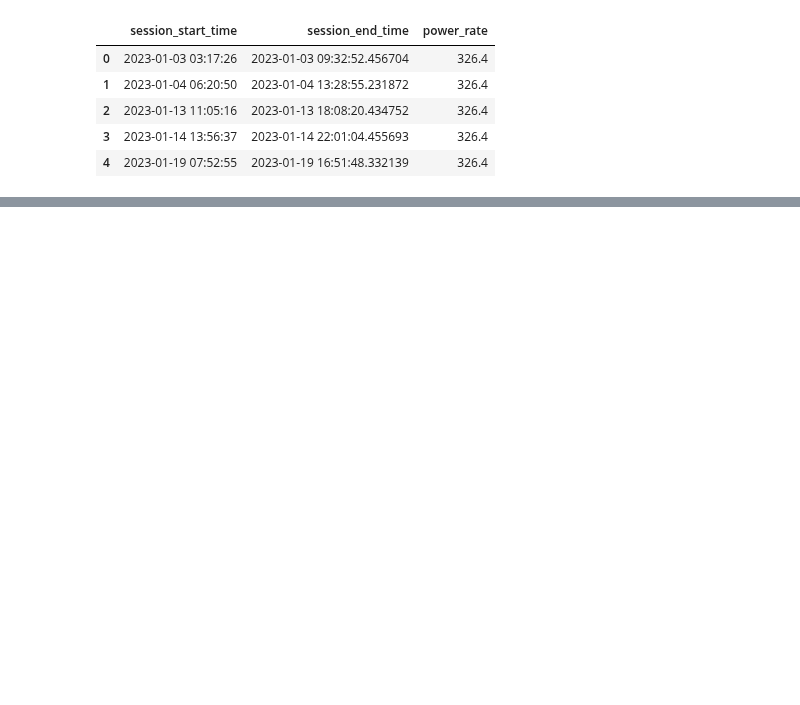
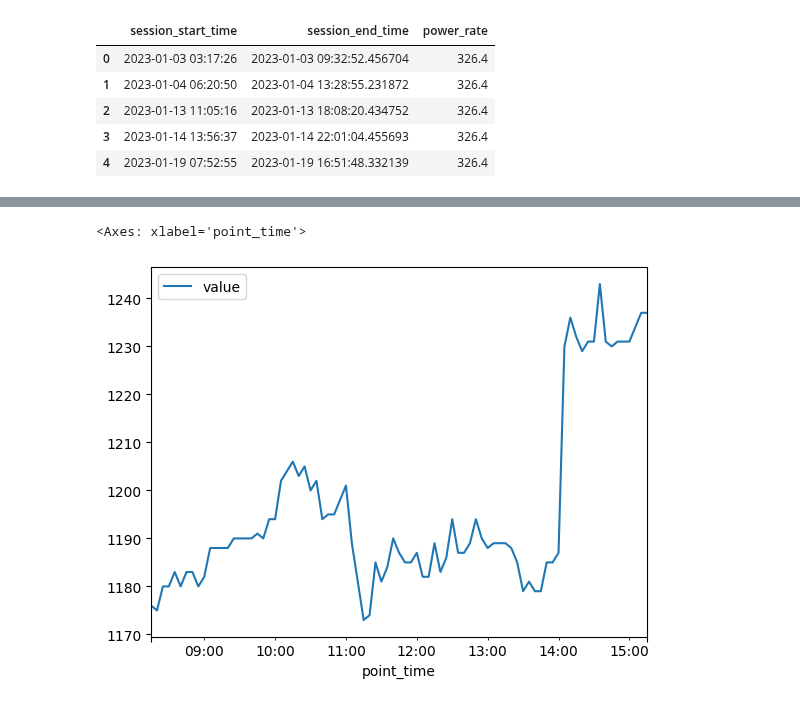
Before and after one commit to WattTime/watttime-python-client, a Jupyter notebook: evaluation/notebooks/bring_your_own_data.ipynb, the cells around one changed output, grey strips where cells are left out. Drawn from its saved outputs; the diff is of its cells as text; code cells hidden in the pictures; blank space fills up the shorter version.

```diff
--- a/evaluation/notebooks/bring_your_own_data.ipynb
+++ b/evaluation/notebooks/bring_your_own_data.ipynb
@@ -83,14 +85,15 @@ example_df
 # %%
 # Required fields are time_needed, total_intervals, power_rate, and session_start_time
 FILE_PATH = ''
-REGION = '' # i.e. PJM_DC
-
-df = pd.read_csv(FILE_PATH)
+REGION = 'PJM_DC' # i.e. PJM_DC
+# %%
+#df = pd.read_csv(FILE_PATH)
+df = example_df
 # %%
 df["moer_forecast"] = df.apply(
     lambda x: evu.get_historical_fcst_data(
-        sanitize_time_needed(x.session_start_time),
-        sanitize_total_intervals(x.total_intervals),
+        x.session_start_time,
+        x.total_intervals,
         region=REGION
     ),
     axis=1,
@@ -98,9 +101,14 @@ df["moer_forecast"] = df.apply(
 
 df["moer_actual"] = df.apply(
     lambda x: evu.get_historical_actual_data(
-        sanitize_time_needed(x.session_start_time),
-        sanitize_total_intervals(x.total_intervals),
+        x.session_start_time,
+        x.total_intervals,
         region=REGION
     ),
     axis=1,
 )
+# %%
+df.iloc[0]["moer_actual"].set_index("point_time").plot(kind="line")
+# %% [output]
+<Axes: xlabel='point_time'>
+[figure, added]
```
Also changed, not shown: parts of 4 cells of this notebook, 2 other files.
